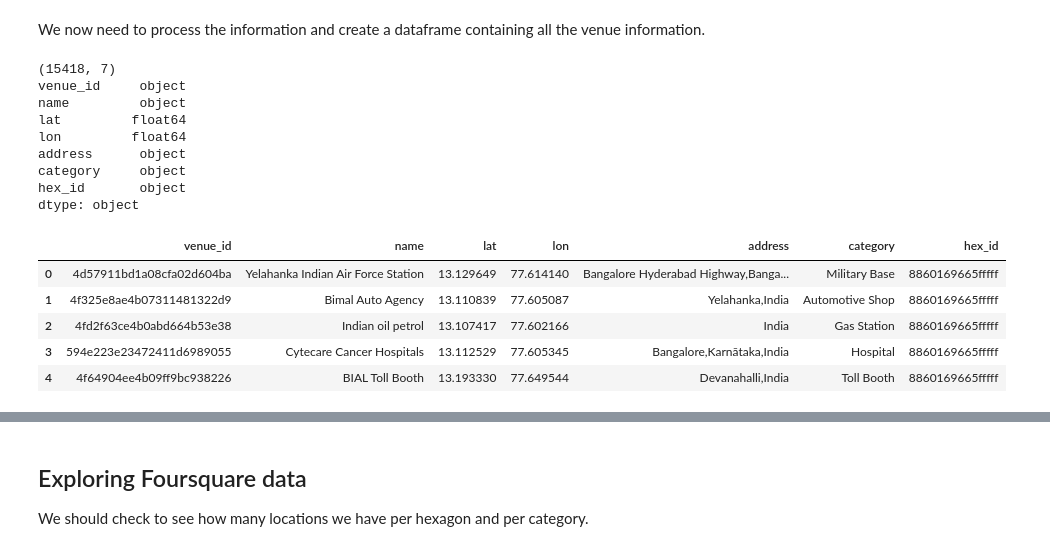
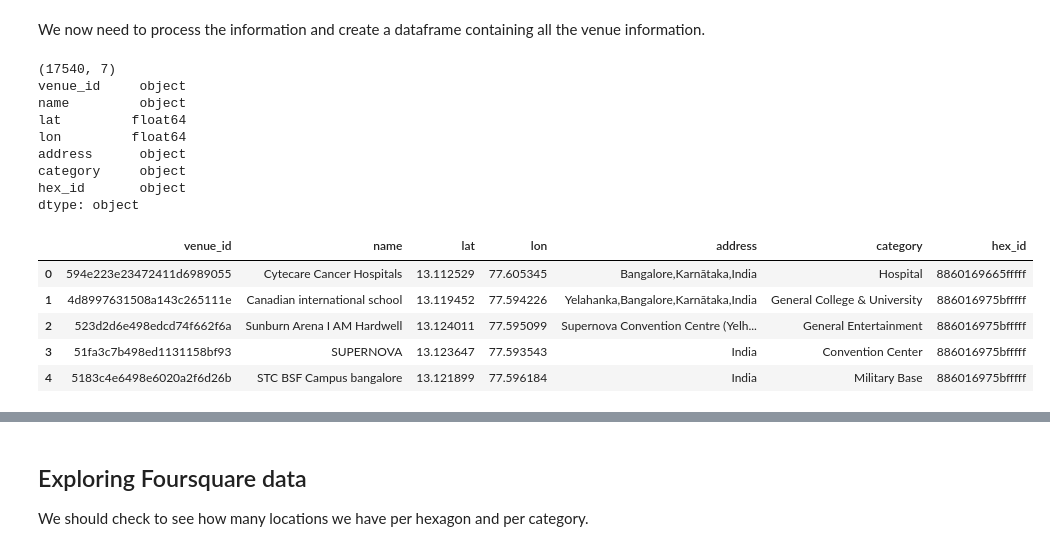
Before and after one commit to ngjoseph/Coursera_Capstone, a Jupyter notebook: notebooks/04_bangalore_foursquare_data.ipynb, the cells around one changed output, grey strips where cells are left out. Saved outputs shown, nothing was run; the diff lists cells and outputs as text; code cells hidden in the pictures.

Commit message:
updated foursquare data

```diff
--- a/notebooks/04_bangalore_foursquare_data.ipynb
+++ b/notebooks/04_bangalore_foursquare_data.ipynb
@@ -126,17 +126,21 @@ We will also use the following category IDs in our search. See full list of cate
+# %%
+# Obtain a nested JSON of categories from the Foursquare API
+p = {
+    'client_id': FOURSQUARE_CLIENT_ID,
+    'client_secret': FOURSQUARE_CLIENT_SECRET,
+    'v': '20210315',
+}
+foursquare_categories = requests.get('https://api.foursquare.com/v2/venues/categories', params=p)
+top_level_cats = foursquare_categories.json()['response']['categories']
+with open('../data/foursquare_categories.json', 'w') as out_file:
+    json.dump(top_level_cats, out_file)
+# %%
+# Select categories other than Food & Nightlife - since these are generally covered in the Zomato dataset.
+category_list = []
+for cat in top_level_cats:
+    if cat['name'] not in ['Food', 'Nightlife Spot']:
+        category_list.append(cat['id'])
 # %%
-categories = {
-    "Arts & Entertainment": "4d4b7104d754a06370d81259",
-    "College & University": "4d4b7105d754a06372d81259",
-    "Food": "4d4b7105d754a06374d81259",
-    "Nightlife Spot": "4d4b7105d754a06376d81259",
-    "Outdoors & Recreation": "4d4b7105d754a06377d81259",
-    "Professional & Other Places": "4d4b7105d754a06375d81259",
-    "Residence": "4e67e38e036454776db1fb3a",
-    "Shop & Service": "4d4b7105d754a06378d81259"
-}
-category_list = list(categories.values())
-
-
 coords = df_hex[['centre_lat','centre_lon']].to_records(index=False)
 lats, lons = zip(*coords)
 
@@ -146,8 +150,9 @@ responses = foursquareSearch(
     lons= lons,
     client_id= FOURSQUARE_CLIENT_ID,
     client_secret= FOURSQUARE_CLIENT_SECRET,
-    version= '20200315',
+    version= '20210315',
     radius= 462,
     category_id= category_list,
+    limit = 100,
 )
 # %% [output]
@@ -189,7 +194,7 @@ def processFoursquareResponse(response):
             lat,
             lon,
             address,
-            categories
+            categories,
         ])
     # Return list of venues
     return venue_details
@@ -199,38 +204,39 @@ venues_list = []
 for hex_id, response in zip(df_hex['id'], responses):
     venues = processFoursquareResponse(response)
     # Add hexID to each venue in list
     for v in venues:
         v.append(hex_id)
     venues_list.extend(venues)
 
 df_venues = pd.DataFrame(venues_list, columns = [
     'venue_id',
     'name',
     'lat',
     'lon',
     'address',
     'category',
     'hex_id'
 ]).drop_duplicates(subset='venue_id')\
-    .reset_index(drop=True)\
-    .replace('',np.nan)
+    .replace('',np.nan)\
+    .dropna()\
+    .reset_index(drop=True)
 
 print(df_venues.shape)
 print(df_venues.dtypes)
 df_venues.head()
 # %% [output]
-(15418, 7)
+(17540, 7)
 venue_id     object
 name         object
 lat         float64
 lon         float64
 address      object
 category     object
 hex_id       object
 dtype: object
 |  | venue_id | name | lat | lon | address | category | hex_id |
-| 0 | 4d57911bd1a08cfa02d604ba | Yelahanka Indian Air Force Station | 13.129649 | 77.614140 | Bangalore Hyderabad Highway,Banga... | Military Base | 8860169665fffff |
-| 1 | 4f325e8ae4b07311481322d9 | Bimal Auto Agency | 13.110839 | 77.605087 | Yelahanka,India | Automotive Shop | 8860169665fffff |
-| 2 | 4fd2f63ce4b0abd664b53e38 | Indian oil petrol | 13.107417 | 77.602166 | India | Gas Station | 8860169665fffff |
-| 3 | 594e223e23472411d6989055 | Cytecare Cancer Hospitals | 13.112529 | 77.605345 | Bangalore,Karnātaka,India | Hospital | 8860169665fffff |
-| 4 | 4f64904ee4b09ff9bc938226 | BIAL Toll Booth | 13.193330 | 77.649544 | Devanahalli,India | Toll Booth | 8860169665fffff |
+| 0 | 594e223e23472411d6989055 | Cytecare Cancer Hospitals | 13.112529 | 77.605345 | Bangalore,Karnātaka,India | Hospital | 8860169665fffff |
+| 1 | 4d8997631508a143c265111e | Canadian international school | 13.119452 | 77.594226 | Yelahanka,Bangalore,Karnātaka,India | General College & University | 886016975bfffff |
+| 2 | 523d2d6e498edcd74f662f6a | Sunburn Arena I AM Hardwell | 13.124011 | 77.595099 | Supernova Convention Centre (Yelh... | General Entertainment | 886016975bfffff |
+| 3 | 51fa3c7b498ed1131158bf93 | SUPERNOVA | 13.123647 | 77.593543 | India | Convention Center | 886016975bfffff |
+| 4 | 5183c4e6498e6020a2f6d26b | STC BSF Campus bangalore | 13.121899 | 77.596184 | India | Military Base | 886016975bfffff |
```
Also changed, not shown: parts of 12 cells of this notebook, 3 other files.
